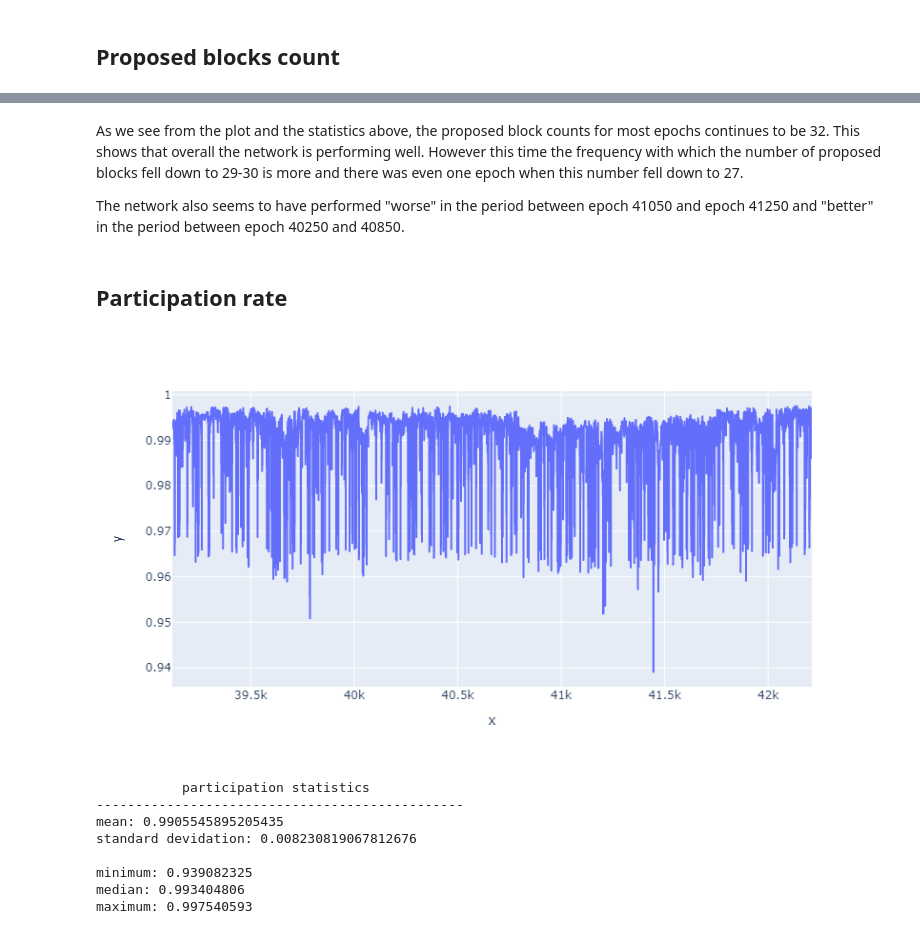
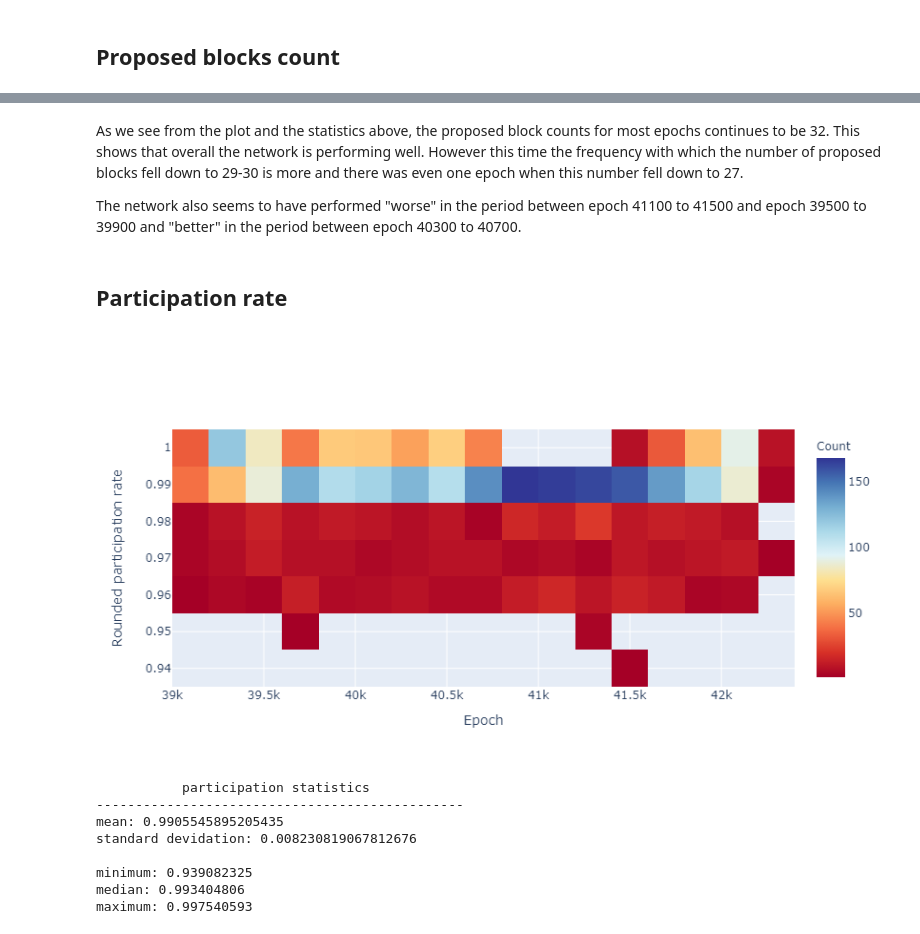
Before and after one commit to SHSR2001/beacondigest, a Jupyter notebook: notebooks/2021/06/07/oceanic.ipynb, the cells around one changed output, grey strips where cells are left out. Drawn from its saved outputs; the diff is of its cells as text; code cells hidden in the pictures.

```diff
--- a/notebooks/2021/06/07/oceanic.ipynb
+++ b/notebooks/2021/06/07/oceanic.ipynb
@@ -288,13 +280,50 @@ block_count
 # %% [markdown]
 As we see from the plot and the statistics above, the proposed block counts for most epochs continues to be 32. This shows that overall the network is performing well. However this time the frequency with which the number of proposed blocks fell down to 29-30 is more and there was even one epoch when this number fell down to 27.
 
-The network also seems to have performed "worse" in the period between epoch 41050 and epoch 41250 and "better" in the period between epoch 40250 and 40850.
+The network also seems to have performed "worse" in the period between epoch 41100 to 41500 and epoch 39500 to 39900 and "better" in the period between epoch 40300 to 40700.
 # %% [markdown]
 ## Participation rate
-# %%
-px.line(x=df4['epoch'], y=df4['participation_rate'])
-# %% [output]
-[figure, removed]
+# %%
+#px.line(x=df4['epoch'], y=df4['participation_rate'])
+bucket_size = 200
+df4["bucket"] = np.floor_divide(df4["epoch"], bucket_size)
+df4["n_bxs"] = 1
+df4["rounded"] = round(df4["participation_rate"],2)
+df_bucket = df4[["bucket", "rounded", "n_bxs"]].groupby(["bucket", "rounded"]).sum("n_bxs").reset_index()
+df_bucket["epoch"] = df_bucket["bucket"] * bucket_size + bucket_size / 2.0
+
+#print(df_bucket)
+
+def df_to_plotly(df):
+    return {'z': df["n_bxs"],
+            'x': df["epoch"],
+            'y': df["rounded"],
+            'colorbar': dict(title='Count'),
+           'hovertemplate':'Epoch: %{x}<br>Rounded participation rate: %{y}<br>Count: %{z}<extra></extra>'}
+
+layout = go.Layout(xaxis=go.layout.XAxis(
+    title=go.layout.xaxis.Title(
+        text='Epoch',
+    )),
+yaxis=go.layout.YAxis(
+    title=go.layout.yaxis.Title(
+        text='Rounded participation rate',
+    )
+))
+
+fig = go.Figure(data=go.Heatmap(df_to_plotly(df_bucket), colorscale=[[0.0, "rgb(165,0,38)"],
+                [0.1111111111111111, "rgb(215,48,39)"],
+                [0.2222222222222222, "rgb(244,109,67)"],
+                [0.3333333333333333, "rgb(253,174,97)"],
+                [0.4444444444444444, "rgb(254,224,144)"],
+                [0.5555555555555556, "rgb(224,243,248)"],
+                [0.6666666666666666, "rgb(171,217,233)"],
+                [0.7777777777777778, "rgb(116,173,209)"],
+                [0.8888888888888888, "rgb(69,117,180)"],
+                [1.0, "rgb(49,54,149)"]]), layout = layout)
+fig.show()
+# %% [output]
+[figure, added]
 # %%
 mean = df4['participation_rate'].mean()
 std = df4['participation_rate'].std()
```
Also changed, not shown: parts of 8 cells of this notebook, 1 other file.
